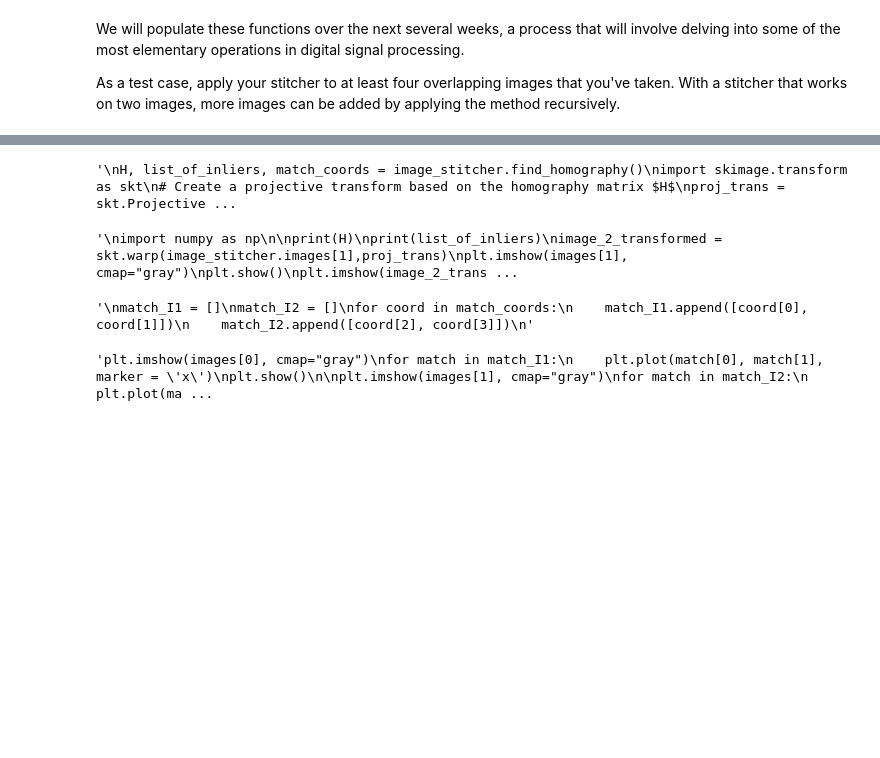
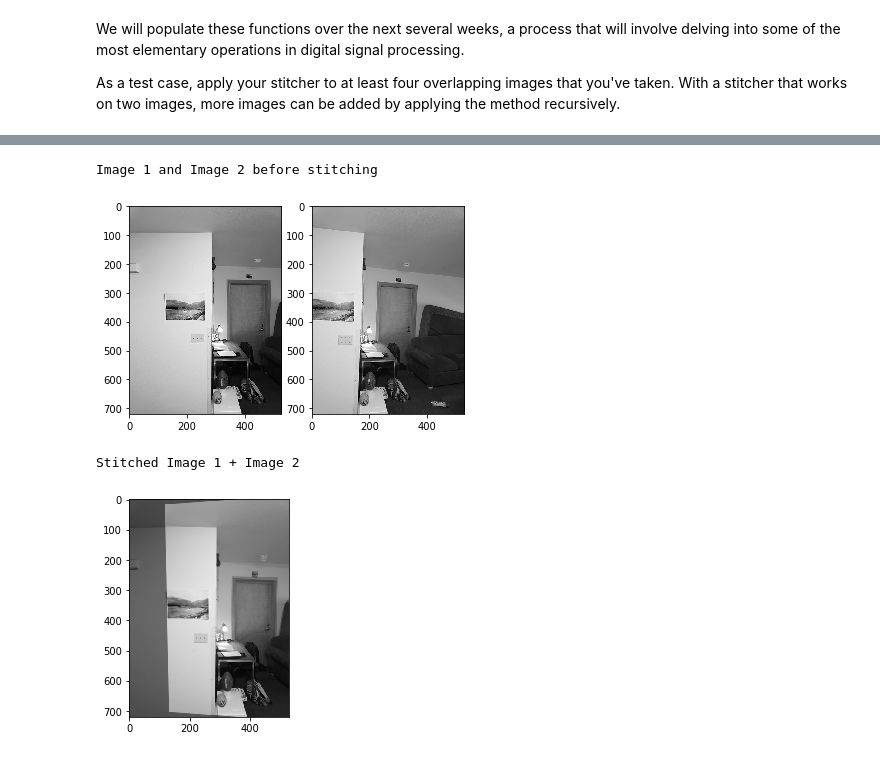
Before and after one commit to UMT-Computer-Vision-Spring-2019/project_2, a Jupyter notebook: final_working.ipynb, the cells around one changed output, grey strips where cells are left out. Saved outputs shown, nothing was run; the diff lists cells and outputs as text; code cells hidden in the pictures; blank space fills up the shorter version.

```diff
--- a/final_working.ipynb
+++ b/final_working.ipynb
@@ -137,7 +137,7 @@ class Stitcher(object):
 
 
         # Return the blended image
-        return new_image
+        return blended
 
         """
         Step 5: Transform second image into local coordinate system of first image, and (perhaps) perform blending
@@ -190,61 +164,14 @@ plt.show()
-# %%
-'''
-H, list_of_inliers, match_coords = image_stitcher.find_homography()
-import skimage.transform as skt
-# Create a projective transform based on the homography matrix $H$
-proj_trans = skt.ProjectiveTransform(H)
-
-# Warp the image into image 1's coordinate system
-#plt.imshow(images[0], cmap="gray")
-#plt.show()
-'''
-# %% [output]
-'\nH, list_of_inliers, match_coords = image_stitcher.find_homography()\nimport skimage.transform as skt\n# Create a projective transform based on the homography matrix $H$\nproj_trans = skt.Projective ...
-# %%
-'''
-import numpy as np
-
-print(H)
-print(list_of_inliers)
-image_2_transformed = skt.warp(image_stitcher.images[1],proj_trans)
-plt.imshow(images[1], cmap="gray")
-plt.show()
-plt.imshow(image_2_transformed, cmap="gray")
-for inlier in list_of_inliers:
-    plt.plot(inlier[0], inlier[1], marker="x")
-plt.show()
-
-plt.imshow(images[0], cmap="gray")
-for inlier in list_of_inliers:
-    plt.plot(inlier[0], inlier[1], marker="x")
-plt.show()
-'''
-# %% [output]
-'\nimport numpy as np\n\nprint(H)\nprint(list_of_inliers)\nimage_2_transformed = skt.warp(image_stitcher.images[1],proj_trans)\nplt.imshow(images[1], cmap="gray")\nplt.show()\nplt.imshow(image_2_trans ...
-# %%
-'''
-match_I1 = []
-match_I2 = []
-for coord in match_coords:
-    match_I1.append([coord[0], coord[1]])
-    match_I2.append([coord[2], coord[3]])
-'''
-# %% [output]
-'\nmatch_I1 = []\nmatch_I2 = []\nfor coord in match_coords:\n    match_I1.append([coord[0], coord[1]])\n    match_I2.append([coord[2], coord[3]])\n'
-# %%
-'''plt.imshow(images[0], cmap="gray")
-for match in match_I1:
-    plt.plot(match[0], match[1], marker = 'x')
-plt.show()
-
-plt.imshow(images[1], cmap="gray")
-for match in match_I2:
-    plt.plot(match[0], match[1], marker = 'x')
-plt.show()
-
-new_image = (images[0] + image_2_transformed) / 2
-plt.imshow(new_image, cmap="gray")
-plt.show()
-'''
-# %% [output]
-'plt.imshow(images[0], cmap="gray")\nfor match in match_I1:\n    plt.plot(match[0], match[1], marker = \'x\')\nplt.show()\n\nplt.imshow(images[1], cmap="gray")\nfor match in match_I2:\n    plt.plot(ma ...
+# %%
+plot,ax = plt.subplots(1,2)
+print("Image 1 and Image 2 before stitching")
+ax[0].imshow(image_stitcher.images[0], cmap="gray")
+ax[1].imshow(image_stitcher.images[1], cmap="gray")
+plt.show()
+print("Stitched Image 1 + Image 2")
+plt.imshow(new_image, cmap='gray')
+plt.show()
+# %% [output]
+Image 1 and Image 2 before stitching
+[figure, added]
+Stitched Image 1 + Image 2
+[figure, added]
```
Also changed, not shown: parts of 2 cells of this notebook.
